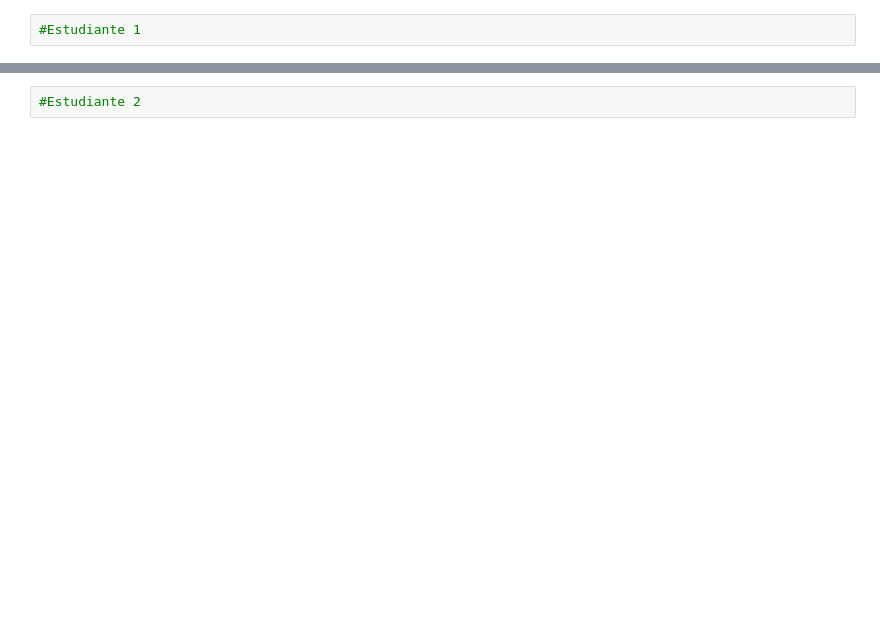
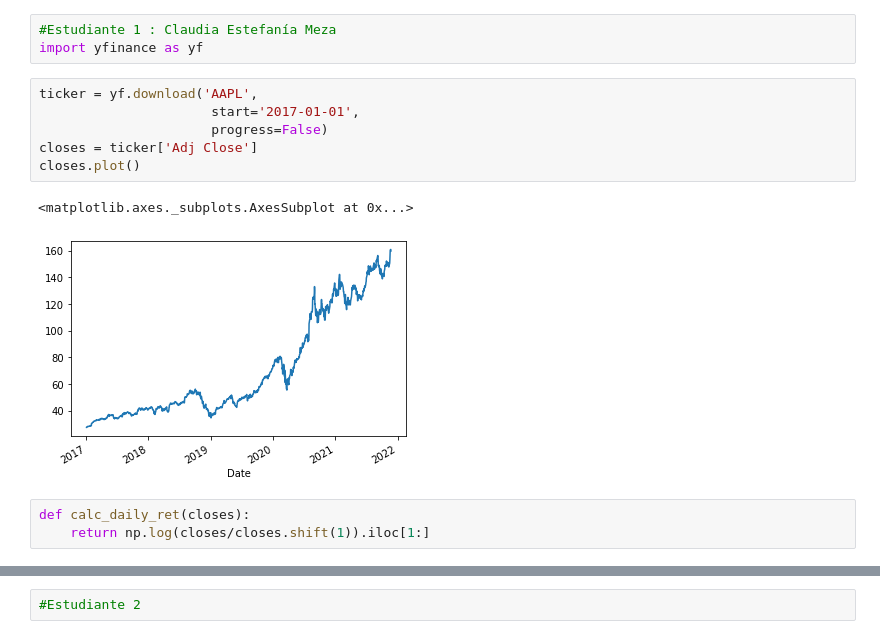
Before and after one commit to gerardogonz/Tarea8_GonzalezG_MezaE, a Jupyter notebook: Tarea8.ipynb, the cells around one changed output, grey strips where cells are left out. Saved outputs shown, nothing was run; the diff lists cells and outputs as text; blank space fills up the shorter version.

```diff
--- a/Tarea8.ipynb
+++ b/Tarea8.ipynb
@@ -7,2 +38,15 @@
 # %%
-#Estudiante 1
+#Estudiante 1 : Claudia Estefanía Meza
+import yfinance as yf
+# %%
+ticker = yf.download('AAPL',
+                      start='2017-01-01',
+                      progress=False)
+closes = ticker['Adj Close']
+closes.plot()
+# %% [output]
+<matplotlib.axes._subplots.AxesSubplot at 0x...>
+[figure, added]
+# %%
+def calc_daily_ret(closes):
+    return np.log(closes/closes.shift(1)).iloc[1:]
```
Also changed, not shown: parts of 21 cells of this notebook.
